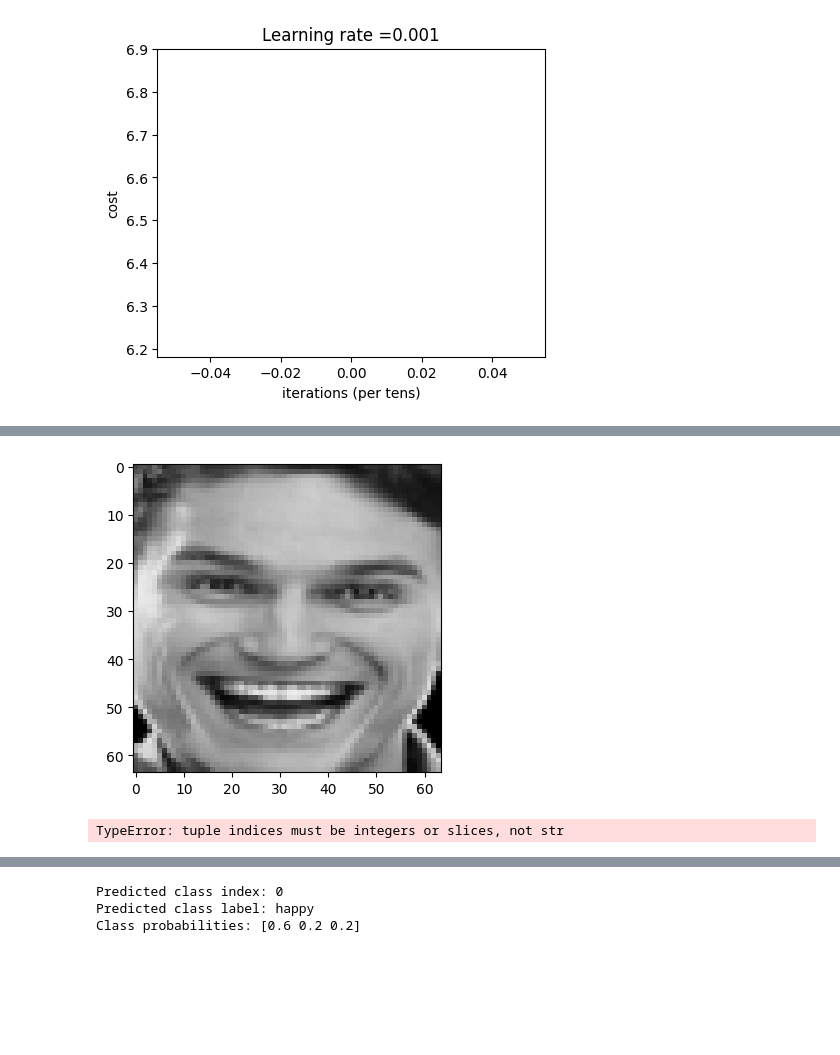
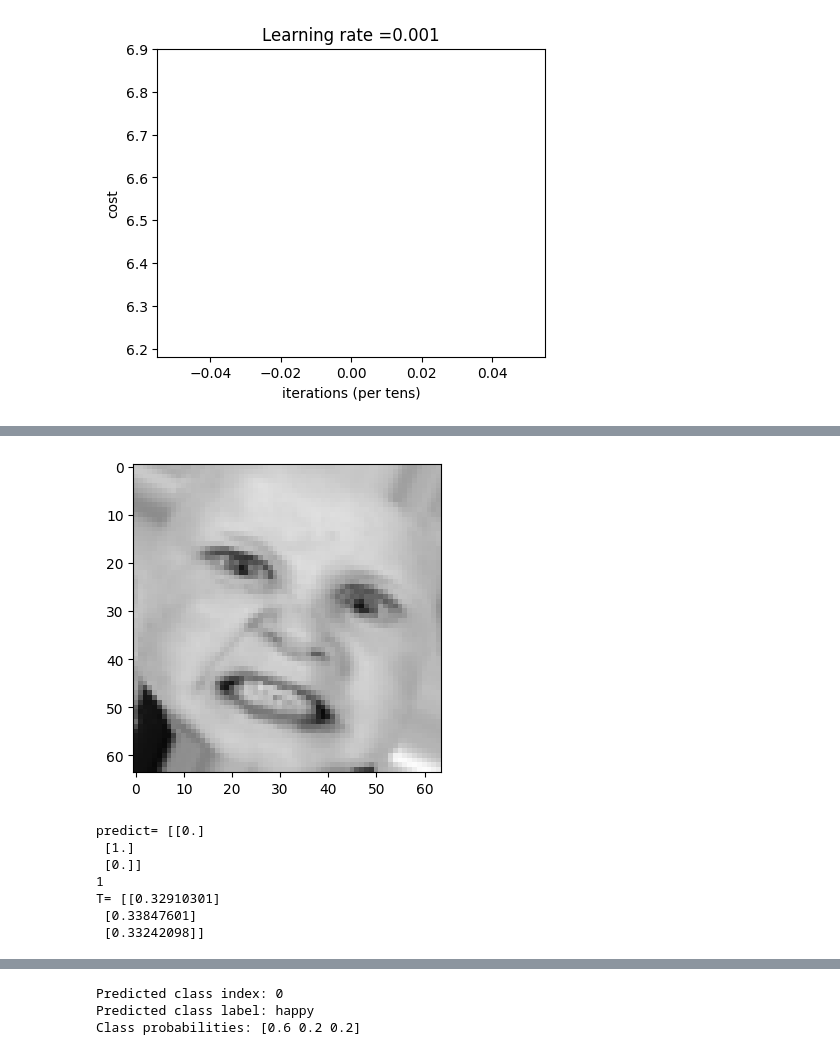
Before and after one commit to ahmadalfrehan/basic-deep-learning-implementation, a Jupyter notebook: W4A2/trying.ipynb, the cells around one changed output, grey strips where cells are left out. Cells and saved outputs as stored; diff of their text form; code cells hidden in the pictures; blank space fills up the shorter version.

```diff
--- a/W4A2/trying.ipynb
+++ b/W4A2/trying.ipynb
@@ -258,7 +259,7 @@ import matplotlib.pyplot as plt
 import numpy as np
 
 # Get a batch of images and labels
-images, labels = next(test_generator)
+images, labels = next(train_generator)
 
 # Plot the images
 plt.figure(figsize=(12, 12))
@@ -341,6 +340,6 @@ Cost after iteration 0: 6.541030473678796
 [figure]
 Cost after first iteration: 6.541030473678796
 # %%
-parameters, costs = L_layer_model(train_x, train_y, layers_dims, num_iterations = 1, print_cost = True)
+parameters, costs = L_layer_model(train_x, train_y, layers_dims, num_iterations = 200, print_cost = True)
 # %% [output]
 Cost after iteration 0: 6.541030473678796
@@ -452,24 +453,30 @@ print(parameters)
 # %%
 from PIL import Image
 import matplotlib.pyplot as plt
 num_px = 64
-imageP = "images/hap.jpg"
+imageP = "images/12143.jpg"
 image = np.array(Image.open(imageP).resize((num_px, num_px)))
 plt.imshow(image)
 plt.show()
 parameter2s = initialize_parameters_deep(layers_dims)
 image = image / 255.0  # Normalize image
 
 image = image.reshape((1, num_px * num_px * 3)).T
 
-prediction ,t = predict(image,parameters)
+prediction ,t = predict(image,parameter2s)
 print('predict=',prediction)
 print(np.argmax(prediction))
 # print(np.argmax(predict))
 print("T=",t)
 # %% [output]
-[figure, old version]
+[figure, new version]
-TypeError: tuple indices must be integers or slices, not str
+predict= [[0.]
+ [1.]
+ [0.]]
+1
+T= [[0.32910301]
+ [0.33847601]
+ [0.33242098]]
 # %%
 print(train_y)
 # %% [output]
```
Also changed, not shown: parts of 4 cells of this notebook.
